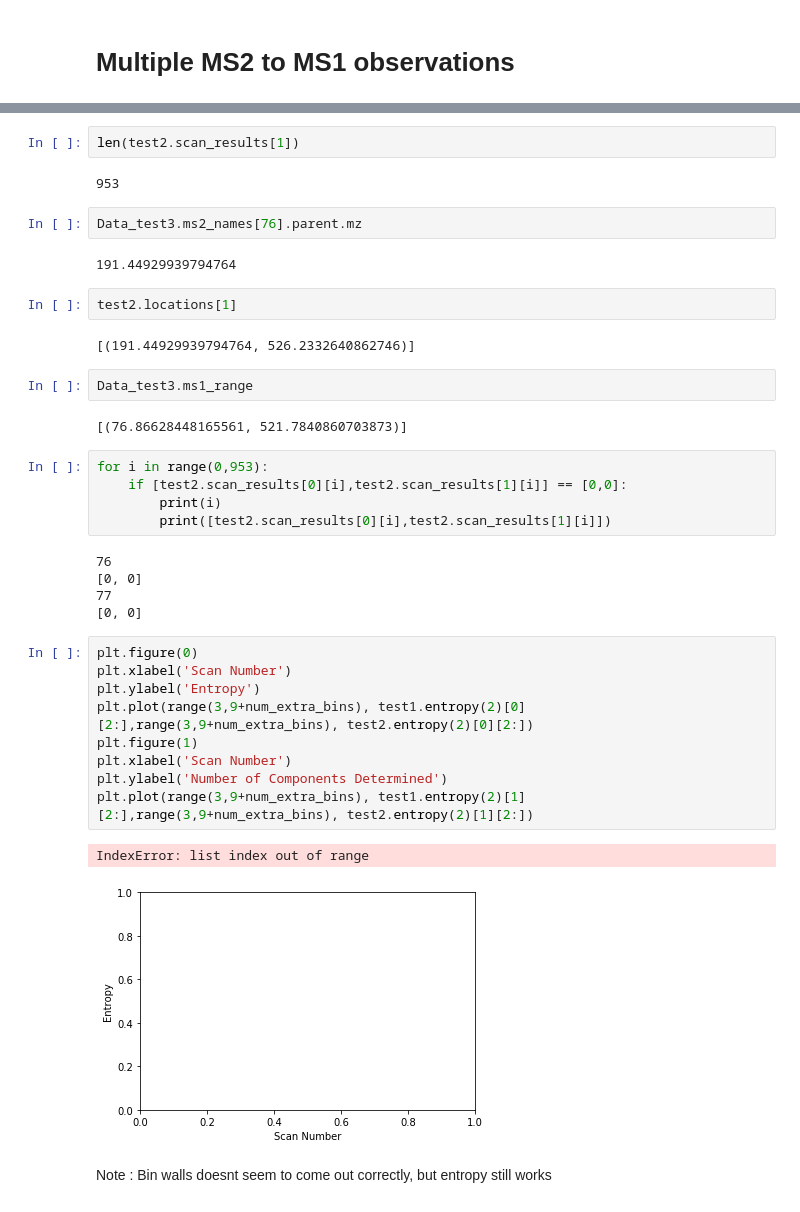
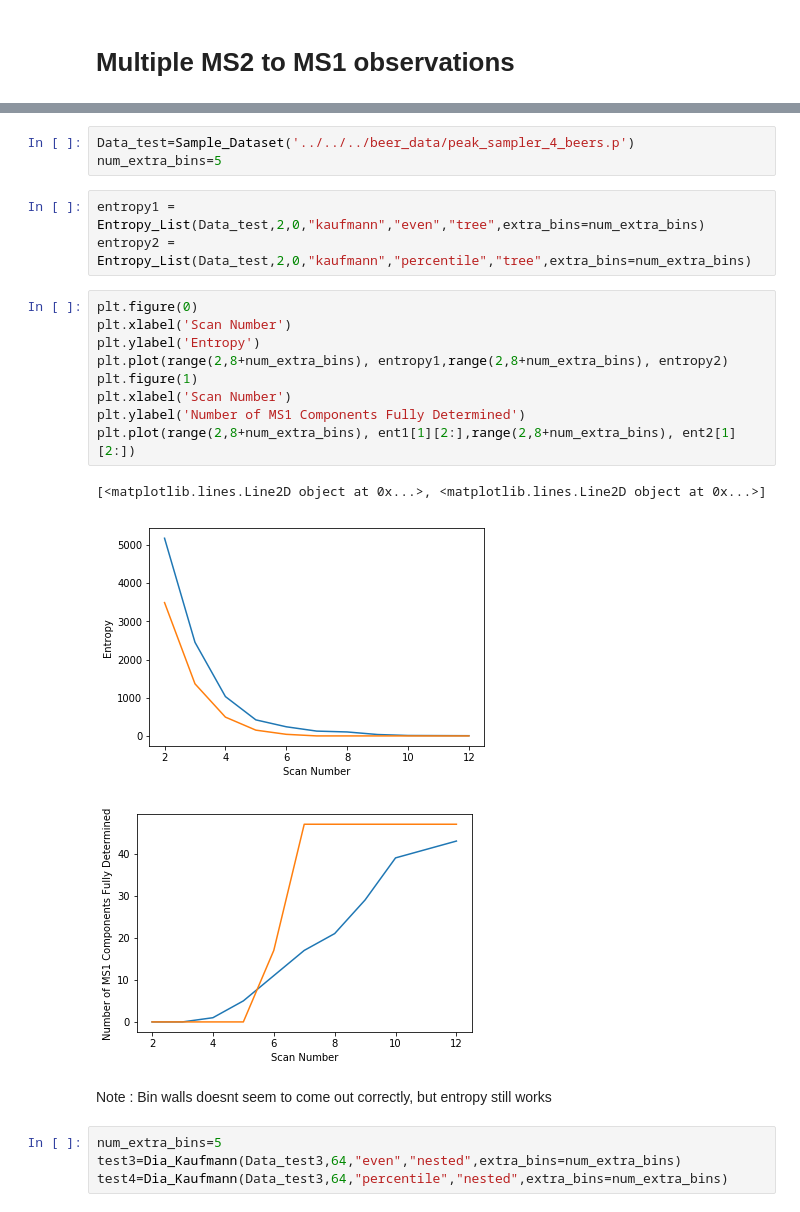
Before and after one commit to sdrogers/clms, a Jupyter notebook: Simulator/notebooks/Vinny_Test.ipynb, the cells around one changed output, grey strips where cells are left out. Saved outputs shown, nothing was run; the diff lists cells and outputs as text.

```diff
--- a/Simulator/notebooks/Vinny_Test.ipynb
+++ b/Simulator/notebooks/Vinny_Test.ipynb
@@ -199,40 +174,25 @@ IndexError: list index out of range
-# %%
-len(test2.scan_results[1])
-# %% [output]
-953
-# %%
-Data_test3.ms2_names[76].parent.mz
-# %% [output]
-191.44929939794764
-# %%
-test2.locations[1]
-# %% [output]
-[(191.44929939794764, 526.2332640862746)]
-# %%
-Data_test3.ms1_range
-# %% [output]
-[(76.86628448165561, 521.7840860703873)]
-# %%
-for i in range(0,953):
-    if [test2.scan_results[0][i],test2.scan_results[1][i]] == [0,0]:
-        print(i)
-        print([test2.scan_results[0][i],test2.scan_results[1][i]])
-# %% [output]
-76
-[0, 0]
-77
-[0, 0]
+# %%
+Data_test=Sample_Dataset('../../../beer_data/peak_sampler_4_beers.p')
+num_extra_bins=5
+# %%
+entropy1 = Entropy_List(Data_test,2,0,"kaufmann","even","tree",extra_bins=num_extra_bins)
+entropy2 = Entropy_List(Data_test,2,0,"kaufmann","percentile","tree",extra_bins=num_extra_bins)
 # %%
 plt.figure(0)
 plt.xlabel('Scan Number')
 plt.ylabel('Entropy')
-plt.plot(range(3,9+num_extra_bins), test1.entropy(2)[0][2:],range(3,9+num_extra_bins), test2.entropy(2)[0][2:])
+plt.plot(range(2,8+num_extra_bins), entropy1,range(2,8+num_extra_bins), entropy2)
 plt.figure(1)
 plt.xlabel('Scan Number')
-plt.ylabel('Number of Components Determined')
-plt.plot(range(3,9+num_extra_bins), test1.entropy(2)[1][2:],range(3,9+num_extra_bins), test2.entropy(2)[1][2:])
+plt.ylabel('Number of MS1 Components Fully Determined')
+plt.plot(range(2,8+num_extra_bins), ent1[1][2:],range(2,8+num_extra_bins), ent2[1][2:])
 # %% [output]
-IndexError: list index out of range
+[<matplotlib.lines.Line2D object at 0x...>, <matplotlib.lines.Line2D object at 0x...>]
-[figure, old version]
+[figure, new version]
+[figure, added]
 # %% [markdown]
 Note : Bin walls doesnt seem to come out correctly, but entropy still works
+# %%
+num_extra_bins=5
+test3=Dia_Kaufmann(Data_test3,64,"even","nested",extra_bins=num_extra_bins)
+test4=Dia_Kaufmann(Data_test3,64,"percentile","nested",extra_bins=num_extra_bins)
```
Also changed, not shown: parts of 50 cells of this notebook, 5 other files.
